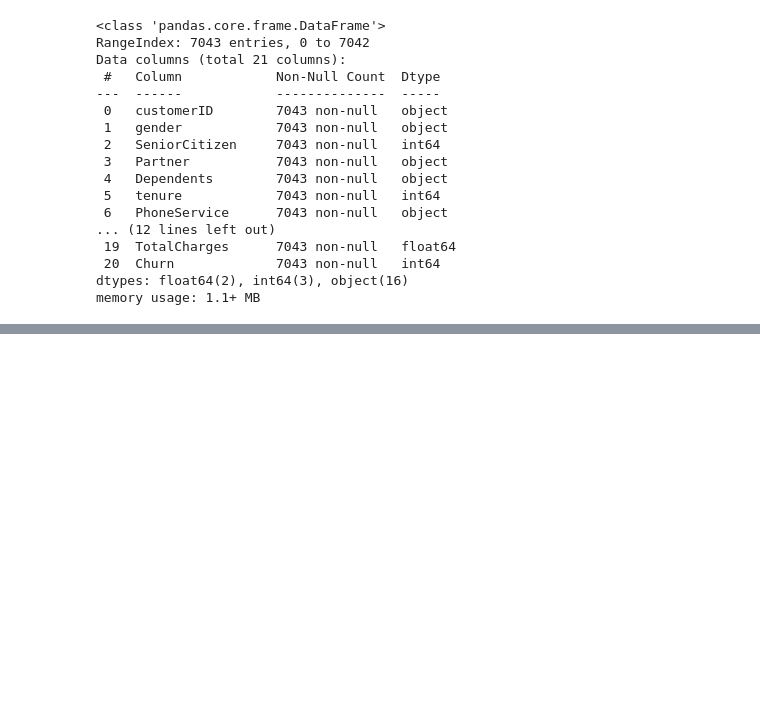
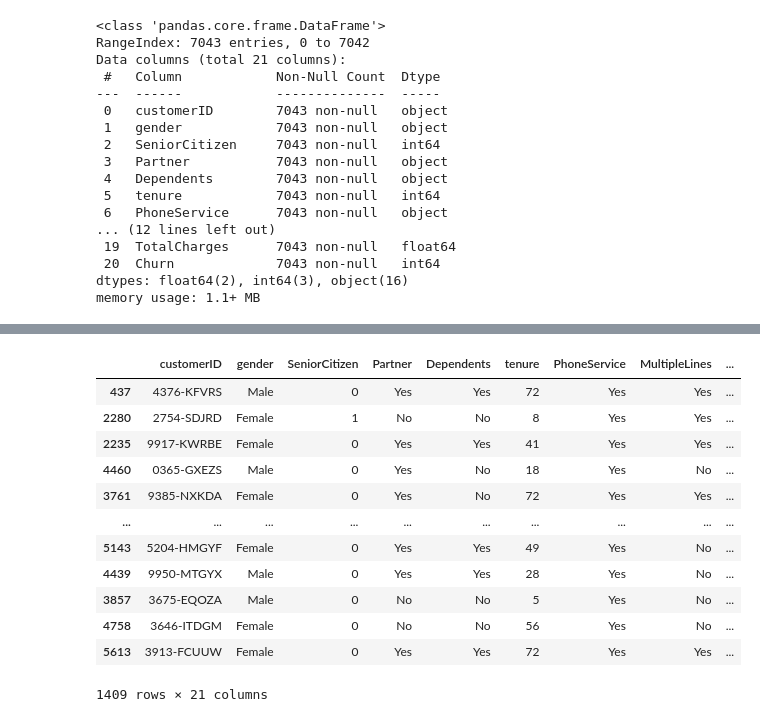
Before and after one commit to stanleyotieno1/Data-analysis-assignment, a Jupyter notebook: Jupyter-files/churn.ipynb, the cells around one changed output, grey strips where cells are left out. Cells and saved outputs as stored; diff of their text form; code cells hidden in the pictures; blank space fills up the shorter version.

```diff
--- a/Jupyter-files/churn.ipynb
+++ b/Jupyter-files/churn.ipynb
@@ -493,0 +517,16 @@ memory usage: 1.1+ MB
+# %%
+test_df
+# %% [output]
+|  | customerID | gender | SeniorCitizen | Partner | Dependents | tenure | PhoneService | MultipleLines | ... |
+| 437 | 4376-KFVRS | Male | 0 | Yes | Yes | 72 | Yes | Yes | ... |
+| 2280 | 2754-SDJRD | Female | 1 | No | No | 8 | Yes | Yes | ... |
+| 2235 | 9917-KWRBE | Female | 0 | Yes | Yes | 41 | Yes | Yes | ... |
+| 4460 | 0365-GXEZS | Male | 0 | Yes | No | 18 | Yes | No | ... |
+| 3761 | 9385-NXKDA | Female | 0 | Yes | No | 72 | Yes | Yes | ... |
+| ... | ... | ... | ... | ... | ... | ... | ... | ... | ... |
+| 5143 | 5204-HMGYF | Female | 0 | Yes | Yes | 49 | Yes | No | ... |
+| 4439 | 9950-MTGYX | Male | 0 | Yes | Yes | 28 | Yes | No | ... |
+| 3857 | 3675-EQOZA | Male | 0 | No | No | 5 | Yes | No | ... |
+| 4758 | 3646-ITDGM | Female | 0 | No | No | 56 | Yes | No | ... |
+| 5613 | 3913-FCUUW | Female | 0 | Yes | Yes | 72 | Yes | Yes | ... |
+1409 rows × 21 columns
```
Also changed, not shown: parts of 4 cells of this notebook.
